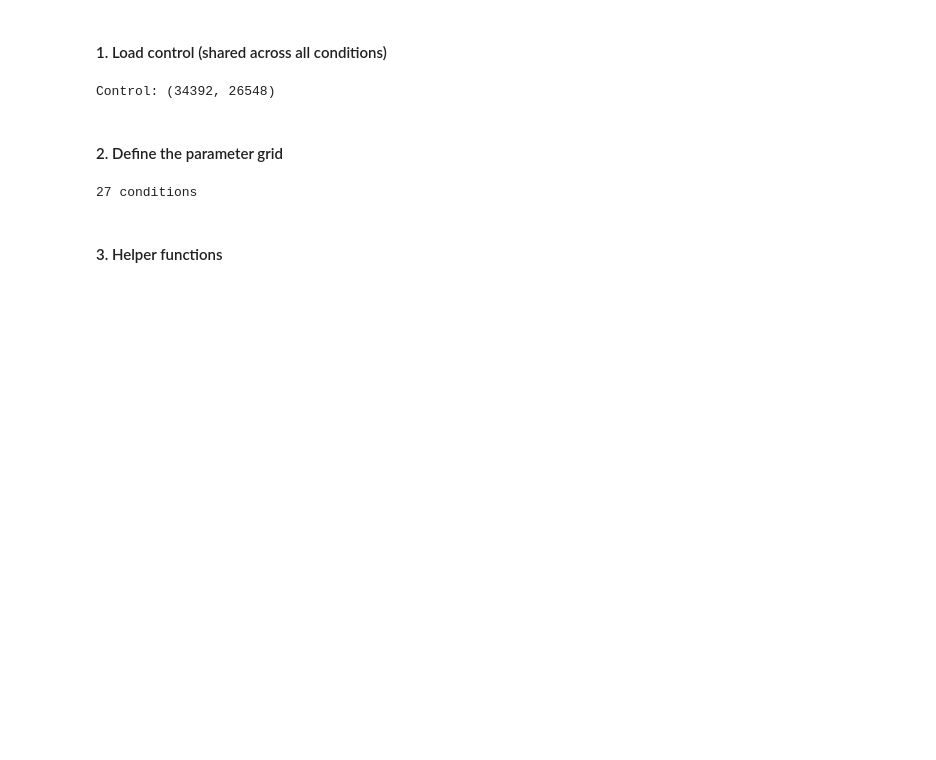
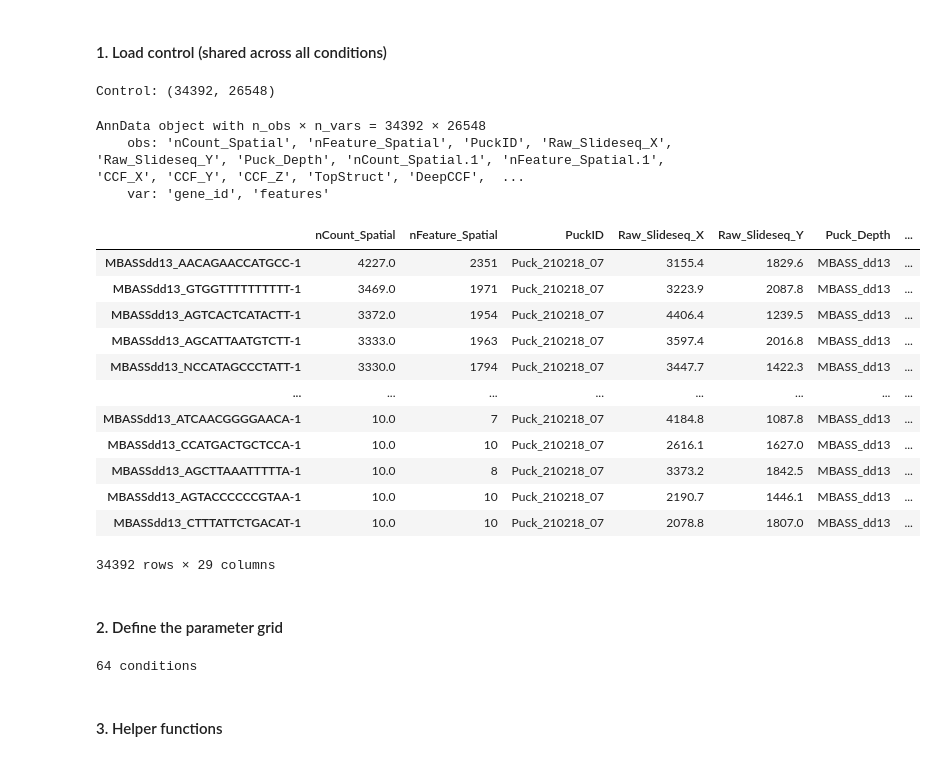
Before and after one commit to delipouya/SpatialPeeler, a Jupyter notebook: benchmark/code/B.6.benchmark_eval_grid.ipynb, the cells around one changed output. Drawn from its saved outputs; the diff is of its cells as text; code cells hidden in the pictures; blank space fills up the shorter version.

```diff
--- a/benchmark/code/B.6.benchmark_eval_grid.ipynb
+++ b/benchmark/code/B.6.benchmark_eval_grid.ipynb
@@ -58,17 +57,41 @@ adata_ctrl.obs['in_circle'] = adata_ctrl.obs['in_circle'].astype(bool)
 print('Control:', adata_ctrl.shape)
 # %% [output]
 Control: (34392, 26548)
+# %%
+print(adata_ctrl)
+adata_ctrl.obs
+# %% [output]
+AnnData object with n_obs × n_vars = 34392 × 26548
+    obs: 'nCount_Spatial', 'nFeature_Spatial', 'PuckID', 'Raw_Slideseq_X', 'Raw_Slideseq_Y', 'Puck_Depth', 'nCount_Spatial.1', 'nFeature_Spatial.1', 'CCF_X', 'CCF_Y', 'CCF_Z', 'TopStruct', 'DeepCCF',  ...
+    var: 'gene_id', 'features'
+|  | nCount_Spatial | nFeature_Spatial | PuckID | Raw_Slideseq_X | Raw_Slideseq_Y | Puck_Depth | ... |
+| MBASSdd13_AACAGAACCATGCC-1 | 4227.0 | 2351 | Puck_210218_07 | 3155.4 | 1829.6 | MBASS_dd13 | ... |
+| MBASSdd13_GTGGTTTTTTTTTT-1 | 3469.0 | 1971 | Puck_210218_07 | 3223.9 | 2087.8 | MBASS_dd13 | ... |
+| MBASSdd13_AGTCACTCATACTT-1 | 3372.0 | 1954 | Puck_210218_07 | 4406.4 | 1239.5 | MBASS_dd13 | ... |
+| MBASSdd13_AGCATTAATGTCTT-1 | 3333.0 | 1963 | Puck_210218_07 | 3597.4 | 2016.8 | MBASS_dd13 | ... |
+| MBASSdd13_NCCATAGCCCTATT-1 | 3330.0 | 1794 | Puck_210218_07 | 3447.7 | 1422.3 | MBASS_dd13 | ... |
+| ... | ... | ... | ... | ... | ... | ... | ... |
+| MBASSdd13_ATCAACGGGGAACA-1 | 10.0 | 7 | Puck_210218_07 | 4184.8 | 1087.8 | MBASS_dd13 | ... |
+| MBASSdd13_CCATGACTGCTCCA-1 | 10.0 | 10 | Puck_210218_07 | 2616.1 | 1627.0 | MBASS_dd13 | ... |
+| MBASSdd13_AGCTTAAATTTTTA-1 | 10.0 | 8 | Puck_210218_07 | 3373.2 | 1842.5 | MBASS_dd13 | ... |
+| MBASSdd13_AGTACCCCCCGTAA-1 | 10.0 | 10 | Puck_210218_07 | 2190.7 | 1446.1 | MBASS_dd13 | ... |
+| MBASSdd13_CTTTATTCTGACAT-1 | 10.0 | 10 | Puck_210218_07 | 2078.8 | 1807.0 | MBASS_dd13 | ... |
+34392 rows × 29 columns
 # %% [markdown]
 #### 2. Define the parameter grid
 # %%
-PERTURB_FRACS  = [0.30, 0.50, 0.70]
-FIXED_LAMS     = [0.5,  0.3,  0.15]
-TOP_GENES_LIST = [1, 5, 10]
+#PERTURB_FRACS  = [0.30, 0.50, 0.70]
+#FIXED_LAMS     = [0.5,  0.3,  0.15]
+#TOP_GENES_LIST = [1, 5, 10]
+
+PERTURB_FRACS       = [0.30, 0.50, 0.70, 1.0]
+FIXED_LAMS          = [3, 0.5,  0.3,  0.15]
+TOP_GENES_LIST      = [1, 2, 5, 10]
 
 grid = list(product(PERTURB_FRACS, FIXED_LAMS, TOP_GENES_LIST))
 print(f'{len(grid)} conditions')
 # %% [output]
-27 conditions
+64 conditions
 # %% [markdown]
 #### 3. Helper functions
 # %%
```
Also changed, not shown: parts of 18 cells of this notebook, 6 other files.
